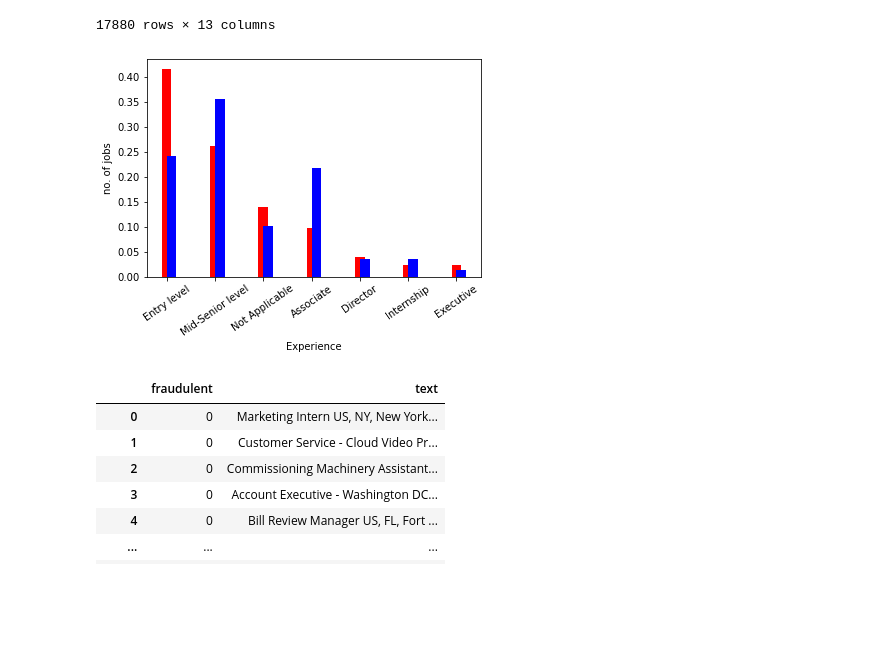
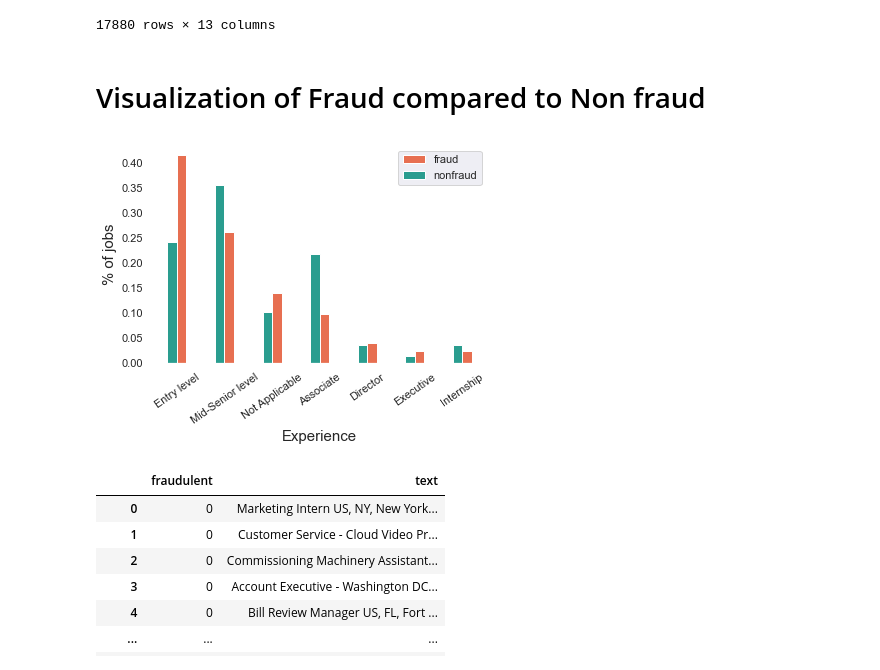
Before and after one commit to SeanBackstrom/Is_The_Job_Posting_Fraud_or_not, a Jupyter notebook: unit-2-build.ipynb, the cells around one changed output. Drawn from its saved outputs; the diff is of its cells as text; code cells hidden in the pictures; blank space fills up the shorter version.

```diff
--- a/unit-2-build.ipynb
+++ b/unit-2-build.ipynb
@@ -177,5 +146,13 @@ warnings.filterwarnings("ignore")
 # %%
 # Heavy Imbalance
-sns.countplot(df.fraudulent)
+sns.set(style="darkgrid")
+
+ax = sns.countplot(df.fraudulent, palette="Set2")
+ax.set_xticklabels(labels=['Not Fraud','Fraud'])
+ax.set_xlabel(' ')
+ax.set_ylabel('Job posts')
+
 df.groupby('fraudulent').count()['title'].reset_index().sort_values(by='title',ascending=False)
+plt.grid(False)
+ax.set_facecolor('white')
 # %% [output]
@@ -251,21 +209,27 @@ to_df
 | 17878 | Graphic Designer | NG, LA, Lagos |  |  | Nemsia Studios is looking for an ... | 1. Must be fluent in the latest v... | Competitive salary (compensation ... | ... |
 | 17879 | Web Application Developers | NZ, N, Wellington | Engineering | Vend is looking for some awesome ... | Who are we?Vend is an award winni... | We want to hear from you if:You h... |  | ... |
 17880 rows × 13 columns
+# %% [markdown]
+# Visualization of Fraud compared to Non fraud
 # %%
 #Graph NORMALIZED comparison between fraud job experience and normal and see the differences
 
 experience = dict(onlyfraud.required_experience.value_counts(normalize=True))
 experiencenot = dict(notfraud.required_experience.value_counts(normalize=True))
 
-plt.bar(experience.keys(), experience.values(), color='r', width = 0.2)
-plt.bar(experiencenot.keys(), experiencenot.values(), color = 'b', width = 0.2, align='edge')
+plt.bar(experience.keys(), experience.values(), color='#e76f51', width = 0.2, align='edge', label="fraud")
+plt.bar(experiencenot.keys(), experiencenot.values(), color = '#2a9d8f', width = -0.2, align='edge', label='nonfraud')
+plt.legend()
+ax = plt.axes()
+plt.xlabel('Experience', size=15)
+plt.ylabel('% of jobs', size=15)
+plt.xticks(rotation=35)
+ax.set_facecolor("white")
+plt.grid(False)
 
-plt.xlabel('Experience', size=10)
-plt.ylabel('no. of jobs', size=10)
-plt.xticks(rotation=35)
 plt.show()
 # %% [output]
-[figure, old version]
+[figure, new version]
 # %%
 #combine all text into a single column to begin text analysis
 
```
Also changed, not shown: parts of 75 cells of this notebook.
